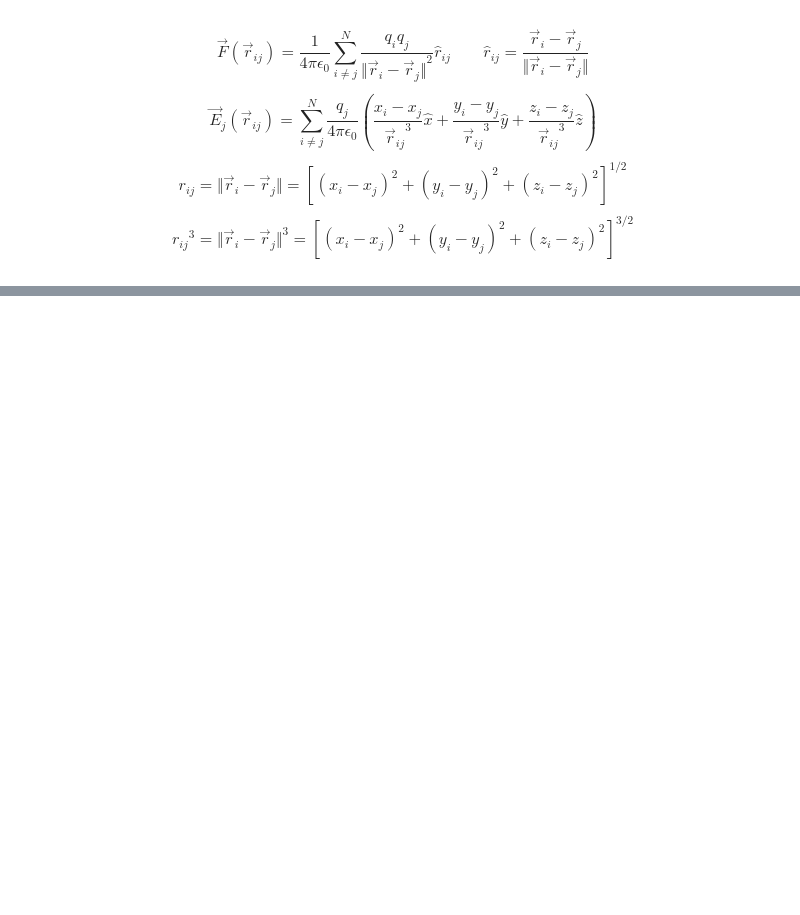
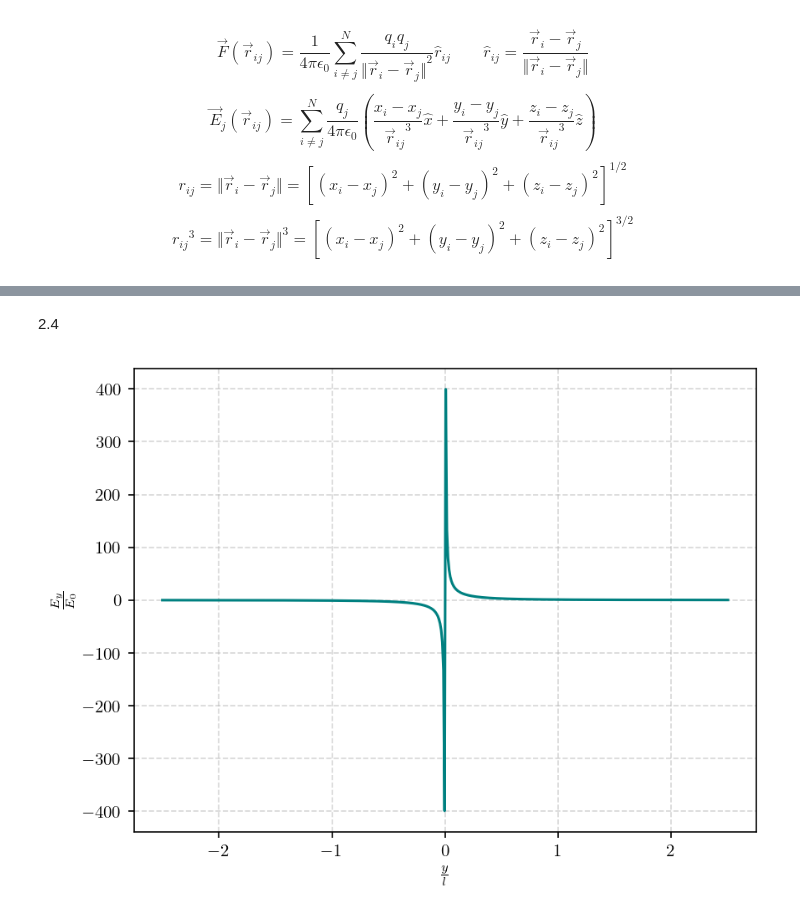
Before and after one commit to XDMustafa/Electromagnetic-Milford-Solution, a Jupyter notebook: Notebook/Miford_sol2.ipynb, the cells around one changed output, grey strips where cells are left out. Cells and saved outputs as stored; diff of their text form; code cells hidden in the pictures; blank space fills up the shorter version.

```diff
--- a/Notebook/Miford_sol2.ipynb
+++ b/Notebook/Miford_sol2.ipynb
@@ -29,0 +64,16 @@ def r_ij(r_i: np.ndarray, r_j: np.ndarray): return np.linalg.norm(r_i-r_j)
+# %% [markdown]
+2.4
+# %%
+Lambda = np.linspace(-5,5,500)
+y = np.linspace(-5,5,500)
+Q = Lambda*l
+Ey = (1/(4*np.pi*EPLSILON_0))*((Lambda*l)/y)*(1/np.sqrt(y**2+(l/2)**2))
+E0 = Q/(4*np.pi*EPLSILON_0*l**2)
+
+plt.figure(dpi=150)
+plt.plot(y/l,Ey/E0,color='teal')
+plt.ylabel(r'$\frac{E_y}{E_0}$')
+plt.xlabel(r'$\frac{y}{l}$')
+plt.grid(alpha=0.5,linestyle='--')
+# %% [output]
+[figure, added]
```
Also changed, not shown: parts of 10 cells of this notebook, 25 other files.
